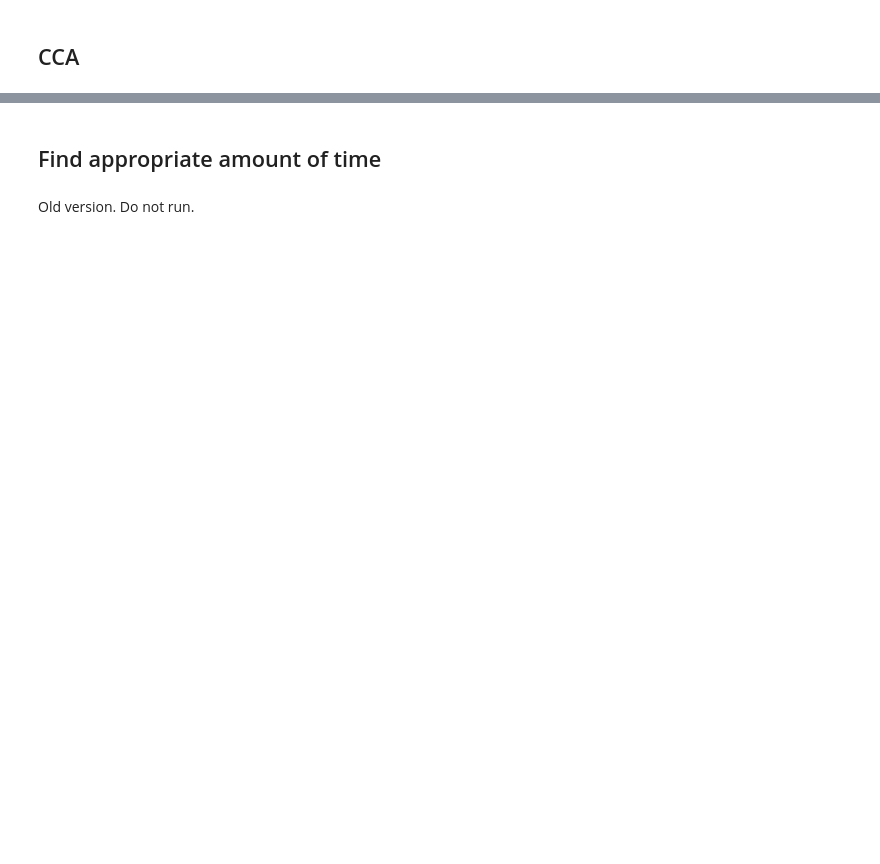
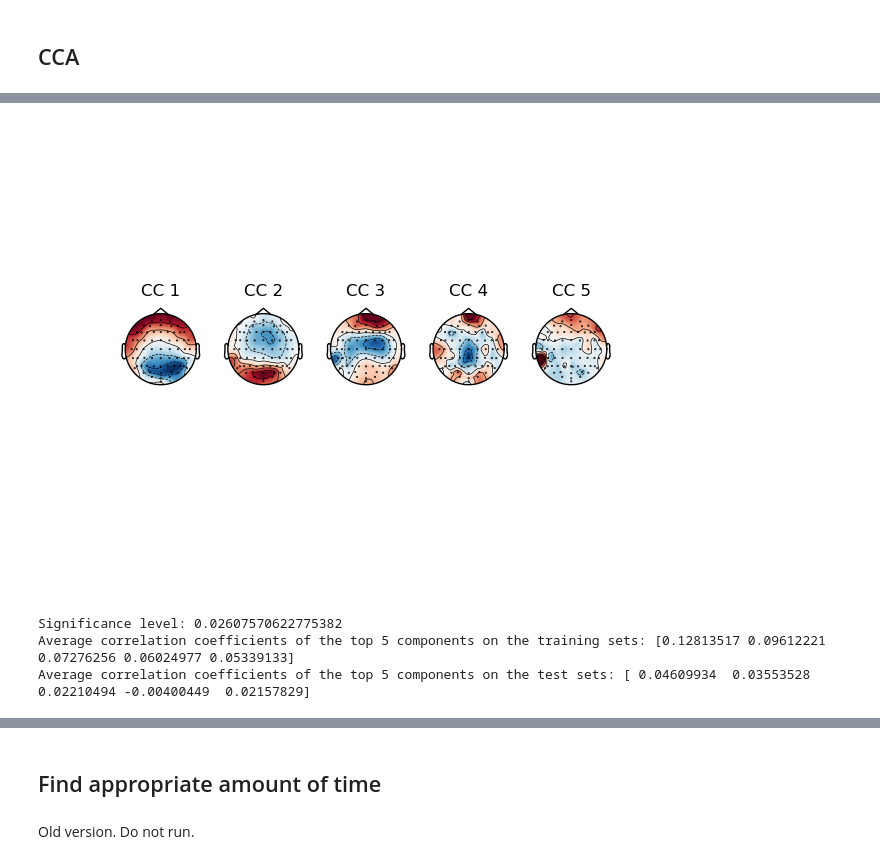
Before and after one commit to YYao-42/Identifying-Temporal-Correlations-Between-Natural-Single-shot-Videos-and-EEG-Signals, a Jupyter notebook: legacy/EOG.ipynb, the cells around one changed output, grey strips where cells are left out. Cells and saved outputs as stored; diff of their text form; code cells hidden in the pictures; blank space fills up the shorter version.

```diff
--- a/legacy/EOG.ipynb
+++ b/legacy/EOG.ipynb
@@ -66,3 +193,18 @@ peaks/30
+# %%
+# Visualization: spatial (temporal) filter
+eeg_onesub = np.concatenate(tuple(eeg_onesub_clean_list), axis=0)
+forward_model = utils.forward_model(eeg_onesub, V_A_train, L_EEG, offset=1)
+biosemi_layout = mne.channels.read_layout('biosemi')
+create_info = mne.create_info(biosemi_layout.names, ch_types='eeg', sfreq=30)
+create_info.set_montage('biosemi64')
+plt.close()
+plt.figure(figsize=(10, 10))
+for i in range(5):
+    ax = plt.subplot(1, 5, i + 1)
+    mne.viz.plot_topomap(np.abs(forward_model[:,i]), create_info, ch_type='eeg', axes=ax, show=False)
+    ax.set_title('CC '+str(i+1))
+plt.show()
+# plt.savefig('figures/CCA_'+str(id_sub)+'.png')
 # %%
 L_timefilter = int(fs)
 n_components = 5
@@ -72,14 +218,26 @@ corr_train, corr_test, V_A_train, V_B_train = utils.cross_val_CCA(eeg_onesub, fe
 # %%
 # Visualization:
-forward_model = utils.forward_model(eeg_multisub_concat[:,:,0], V_A_train, regularization='lwcov')
+forward_model = utils.forward_model(eeg_onesub, V_A_train)
 biosemi_layout = mne.channels.read_layout('biosemi')
 create_info = mne.create_info(biosemi_layout.names, ch_types='eeg', sfreq=30)
 create_info.set_montage('biosemi64')
 plt.close()
 plt.figure()
 # plt.figure(figsize=(20, 20))
 for i in range(5):
-    ax = plt.subplot(2, 3, i + 1)
-    mne.viz.plot_topomap(forward_model[:,i], create_info, ch_type='eeg', axes=ax)
+    ax = plt.subplot(1, 5, i + 1)
+    mne.viz.plot_topomap(forward_model[:,i], create_info, ch_type='eeg', axes=ax, show=False)
     ax.set_title('CC '+str(i+1))
 plt.show()
+# %% [output]
+[figure, added]
+# %%
+L_timefilter = int(fs)
+n_components = 5
+fold = 10
+eeg_onesub = clean_eeg_multisub_concat[:,:,0]
+corr_train, corr_test, V_A_train, V_B_train = utils.cross_val_CCA(eeg_onesub, clean_feature_concat, fs, L_EEG=1, L_feat=fs+1, causalx=False, causaly=False, fold=10, n_components=5, regularization='lwcov', K_regu=None, message=True, signifi_level=True)
+# %% [output]
+Significance level: 0.02607570622775382
+Average correlation coefficients of the top 5 components on the training sets: [0.12813517 0.09612221 0.07276256 0.06024977 0.05339133]
+Average correlation coefficients of the top 5 components on the test sets: [ 0.04609934  0.03553528  0.02210494 -0.00400449  0.02157829]
```
Also changed, not shown: parts of 17 cells of this notebook, 2 other files.
